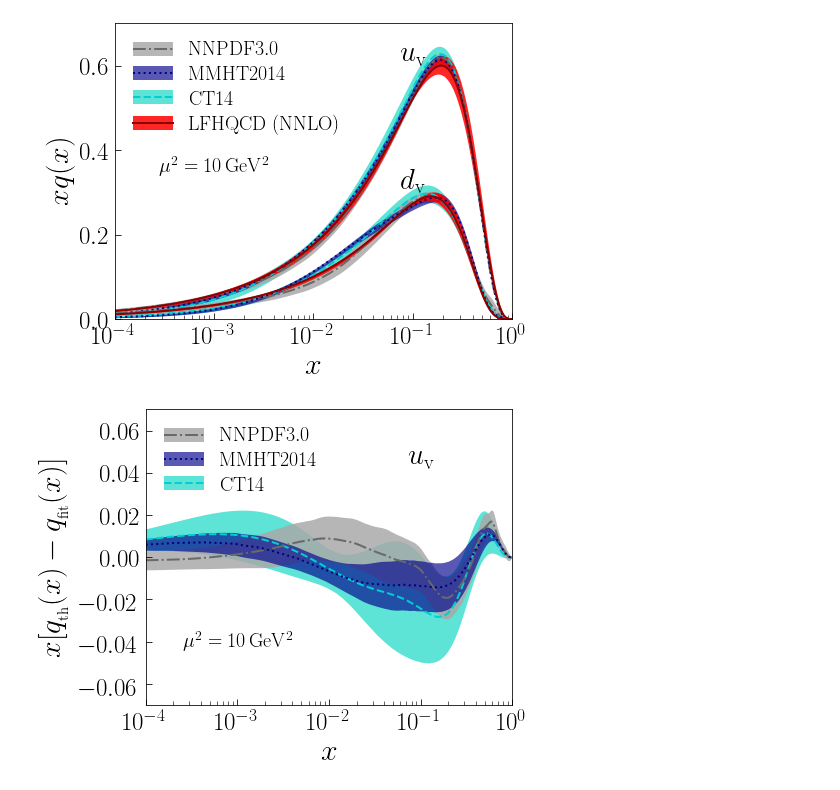
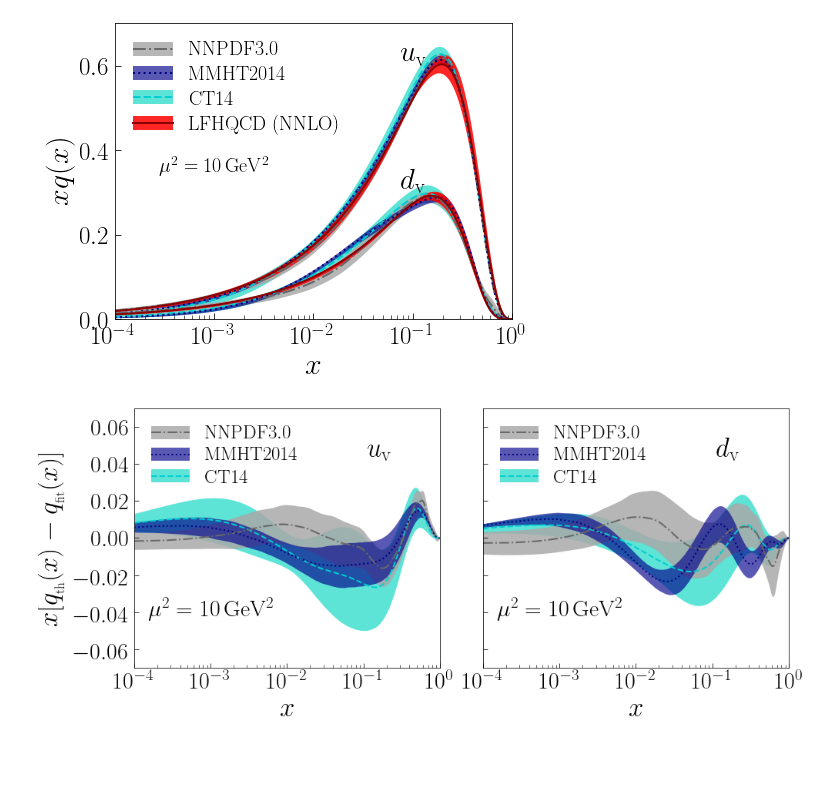
Before and after one commit to TianboLiu/LFHQCD, a Jupyter notebook: evolution/compare-proton.ipynb, the cells around one changed output. Saved outputs shown, nothing was run; the diff lists cells and outputs as text; code cells hidden in the pictures; blank space fills up the shorter version.

```diff
--- a/evolution/compare-proton.ipynb
+++ b/evolution/compare-proton.ipynb
@@ -824,49 +824,87 @@ py.savefig('results/proton-more-xf.pdf')
 # %% [output]
 [figure]
 # %%
-nrows,ncols=1,1
-py.figure(figsize=(ncols*7,nrows*7*0.75))
+nrows,ncols=1,2
+py.figure(figsize=(ncols*7,nrows*7*0.85))
 
 ax=py.subplot(nrows,ncols,1)
 #Fits
+#c3=ax.axhline(y=0, color='k', alpha=0.5, ls='-', linewidth=2)
 t3=ax.plot(xf['CT NNLO Q2=10'][:-2,0], (xf['proton exp4 central'][:-2,1]-xf['CT NNLO Q2=10'][:-2,1]), color='darkturquoise',ls='--', linewidth=2)
 t4=ax.fill_between(xf['CT NNLO Q2=10'][:-2,0],\
                    (xf['proton exp4 central'][:-2,1]-xf['CT NNLO Q2=10'][:-2,1]-xf['CT NNLO Q2=10'][:-2,14]),\
                    (xf['proton exp4 central'][:-2,1]-xf['CT NNLO Q2=10'][:-2,1]+xf['CT NNLO Q2=10'][:-2,14]),\
                 color='turquoise', alpha=0.85, linewidth=0)
 c1=ax.plot(xf['NNPDF NNLO Q2=10'][:-2,0], (xf['proton exp4 central'][:-2,1]-xf['NNPDF NNLO Q2=10'][:-2,1]), color='dimgray',ls='-.', linewidth=2)
 c2=ax.fill_between(xf['NNPDF NNLO Q2=10'][:-2,0],\
                    (xf['proton exp4 central'][:-2,1]-xf['NNPDF NNLO Q2=10'][:-2,1]-xf['NNPDF NNLO Q2=10'][:-2,14]),\
                    (xf['proton exp4 central'][:-2,1]-xf['NNPDF NNLO Q2=10'][:-2,1]+xf['NNPDF NNLO Q2=10'][:-2,14]),\
                 color='darkgray', alpha=0.85, linewidth=0)
 t1=ax.plot(xf['MMHT NNLO Q2=10'][:-2,0], (xf['proton exp4 central'][:-2,1]-xf['MMHT NNLO Q2=10'][:-2,1]), color='navy',ls=':', linewidth=2)
 t2=ax.fill_between(xf['MMHT NNLO Q2=10'][:-2,0],\
                    (xf['proton exp4 central'][:-2,1]-xf['MMHT NNLO Q2=10'][:-2,1]-xf['MMHT NNLO Q2=10'][:-2,14]),\
                    (xf['proton exp4 central'][:-2,1]-xf['MMHT NNLO Q2=10'][:-2,1]+xf['MMHT NNLO Q2=10'][:-2,14]),\
                 color='darkblue', alpha=0.65, linewidth=0)
 #setting
-ax.set_xlabel(r'$x$',size=30)
-ax.set_ylabel(r'$x[q_{_{\rm th}}(x)-q_{_{\rm fit}}(x)]$',size=30)
+ax.set_xlabel(r'$x$',size=35)
+ax.set_ylabel(r'$x[q_{_{\rm th}}(x)-q_{_{\rm fit}}(x)]$',size=35)
 ax.set_xlim(1e-4,1)
 ax.set_ylim(-0.07,0.07)
 ax.set_xscale('log')
-ax.tick_params(axis='both', which='major', labelsize=25, direction='in', length=6, pad=6)
+ax.tick_params(axis='both', which='major', labelsize=30, direction='in', length=6, pad=6)
 ax.tick_params(axis='both', which='minor', direction='in', length=4)
 #ax.set_xticks([0.0,0.2,0.4,0.6,0.8,1.0])
 ax.set_yticks(np.linspace(-0.06,0.06,7))
 #ax.text(0.20,0.70,r'$\rm \mu_0^2 = 0.75\,GeV^2$',horizontalalignment='center',transform=ax.transAxes,size=20)
-ax.text(0.25,0.20,r'$\rm \mu^2 = 10\,GeV^2$',horizontalalignment='center',transform=ax.transAxes,size=20)
-ax.text(0.75,0.80,r'$u_{\rm v}$',horizontalalignment='center',transform=ax.transAxes,size=29)
+ax.text(0.25,0.20,r'$\rm \mu^2 = 10\,GeV^2$',horizontalalignment='center',transform=ax.transAxes,size=30)
+ax.text(0.80,0.80,r'$u_{\rm v}$',horizontalalignment='center',transform=ax.transAxes,size=35)
 #ax.text(0.10,0.60,r'$u_{\rm v}$',horizontalalignment='center',size=29)
 #ax.text(0.10,0.30,r'$d_{\rm v}$',horizontalalignment='center',size=29)
 L=[(c2,c1[0]), (t2,t1[0]), (t4,t3[0])]
 H=[r'$\rm NNPDF3.0$', r'$\rm MMHT2014$', r'$\rm CT14$']
-ax.legend(L, H, fontsize=20,frameon=False, labelspacing=0.3, loc='upper left')
+ax.legend(L, H, fontsize=25,frameon=False, labelspacing=0.2, loc='upper left')
+
+ax=py.subplot(nrows,ncols,2)
+#Fits
+t3=ax.plot(xf['CT NNLO Q2=10'][:-2,0], (xf['proton exp4 central'][:-2,2]-xf['CT NNLO Q2=10'][:-2,2]), color='darkturquoise',ls='--', linewidth=2)
+t4=ax.fill_between(xf['CT NNLO Q2=10'][:-2,0],\
+                   (xf['proton exp4 central'][:-2,2]-xf['CT NNLO Q2=10'][:-2,2]-xf['CT NNLO Q2=10'][:-2,15]),\
+                   (xf['proton exp4 central'][:-2,2]-xf['CT NNLO Q2=10'][:-2,2]+xf['CT NNLO Q2=10'][:-2,15]),\
+                color='turquoise', alpha=0.85, linewidth=0)
+c1=ax.plot(xf['NNPDF NNLO Q2=10'][:-2,0], (xf['proton exp4 central'][:-2,2]-xf['NNPDF NNLO Q2=10'][:-2,2]), color='dimgray',ls='-.', linewidth=2)
+c2=ax.fill_between(xf['NNPDF NNLO Q2=10'][:-2,0],\
+                   (xf['proton exp4 central'][:-2,2]-xf['NNPDF NNLO Q2=10'][:-2,2]-xf['NNPDF NNLO Q2=10'][:-2,15]),\
+                   (xf['proton exp4 central'][:-2,2]-xf['NNPDF NNLO Q2=10'][:-2,2]+xf['NNPDF NNLO Q2=10'][:-2,15]),\
+                color='darkgray', alpha=0.85, linewidth=0)
+t1=ax.plot(xf['MMHT NNLO Q2=10'][:-2,0], (xf['proton exp4 central'][:-2,2]-xf['MMHT NNLO Q2=10'][:-2,2]), color='navy',ls=':', linewidth=2)
+t2=ax.fill_between(xf['MMHT NNLO Q2=10'][:-2,0],\
+                   (xf['proton exp4 central'][:-2,2]-xf['MMHT NNLO Q2=10'][:-2,2]-xf['MMHT NNLO Q2=10'][:-2,15]),\
+                   (xf['proton exp4 central'][:-2,2]-xf['MMHT NNLO Q2=10'][:-2,2]+xf['MMHT NNLO Q2=10'][:-2,15]),\
+                color='darkblue', alpha=0.65, linewidth=0)
+#setting
+ax.set_xlabel(r'$x$',size=35)
+ax.set_ylabel('')
+ax.set_xlim(1e-4,1)
+ax.set_ylim(-0.07,0.07)
+ax.set_xscale('log')
+ax.tick_params(axis='both', which='major', labelsize=30, direction='in', length=6, pad=6)
+ax.tick_params(axis='both', which='minor', direction='in', length=4)
+#ax.set_xticks([0.0,0.2,0.4,0.6,0.8,1.0])
+ax.set_yticks(np.linspace(-0.06,0.06,7))
+ax.set_yticklabels([])
+#ax.text(0.20,0.70,r'$\rm \mu_0^2 = 0.75\,GeV^2$',horizontalalignment='center',transform=ax.transAxes,size=20)
+ax.text(0.25,0.20,r'$\rm \mu^2 = 10\,GeV^2$',horizontalalignment='center',transform=ax.transAxes,size=30)
+ax.text(0.80,0.80,r'$d_{\rm v}$',horizontalalignment='center',transform=ax.transAxes,size=35)
+#ax.text(0.10,0.60,r'$u_{\rm v}$',horizontalalignment='center',size=29)
+#ax.text(0.10,0.30,r'$d_{\rm v}$',horizontalalignment='center',size=29)
+L=[(c2,c1[0]), (t2,t1[0]), (t4,t3[0])]
+H=[r'$\rm NNPDF3.0$', r'$\rm MMHT2014$', r'$\rm CT14$']
+ax.legend(L, H, fontsize=25,frameon=False, labelspacing=0.2, loc='upper left')
 
 py.tight_layout()
-py.savefig('results/proton-diff-xu.pdf')
+py.savefig('results/proton-diff-xf.pdf')
 # %% [output]
-[figure, old version]
+[figure, new version]
 # %%
 nrows,ncols=1,1
 py.figure(figsize=(ncols*7,nrows*7*0.75))
```
Also changed, not shown: parts of 2 cells of this notebook, 36 other files.
